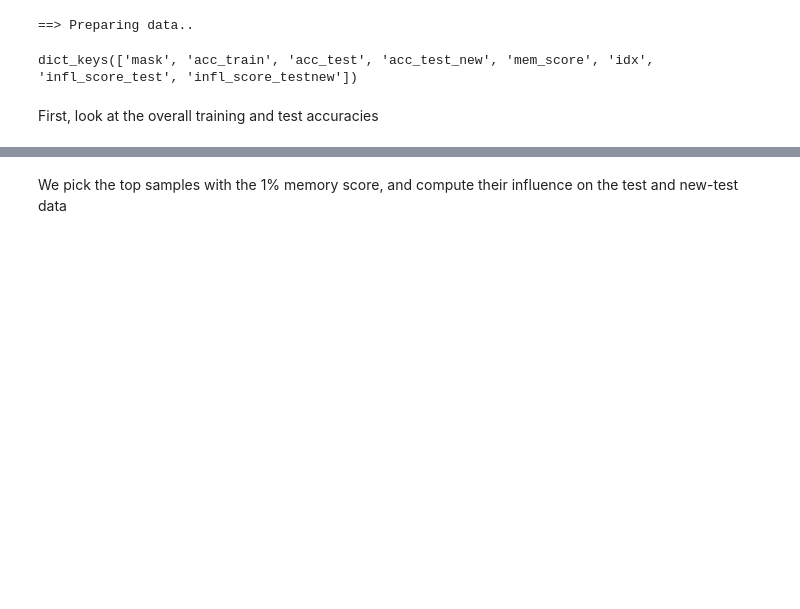
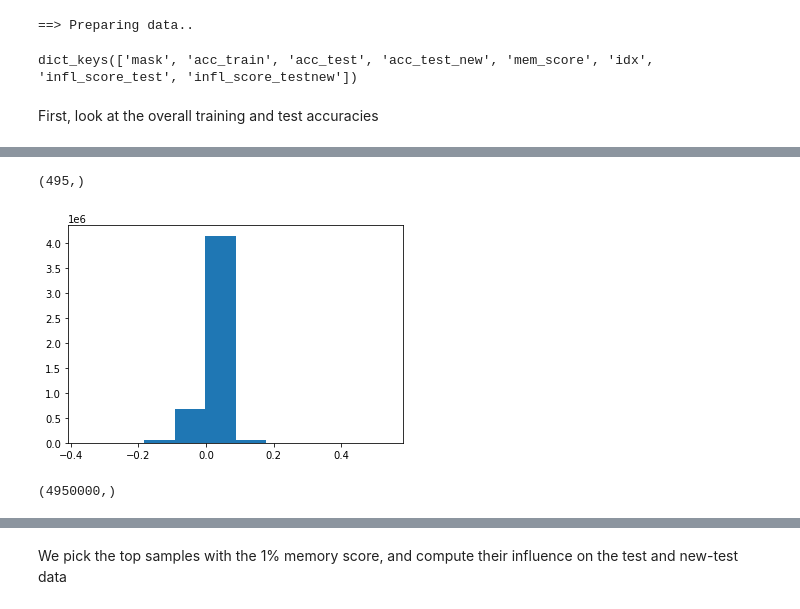
Before and after one commit to zihao12/pytorch-cifar, a Jupyter notebook: analysis/mem_infl.ipynb, the cells around one changed output, grey strips where cells are left out. Cells and saved outputs as stored; diff of their text form; code cells hidden in the pictures; blank space fills up the shorter version.

Commit message:
update mem_infl

```diff
--- a/analysis/mem_infl.ipynb
+++ b/analysis/mem_infl.ipynb
@@ -130,0 +184,13 @@ plt.show()
+# %%
+out['mem_score'][out['idx']].shape
+# %% [output]
+(495,)
+# %%
+plt.hist(out['infl_score_test'].flatten())
+plt.show()
+# %% [output]
+[figure, added]
+# %%
+out['infl_score_test'].flatten().shape
+# %% [output]
+(4950000,)
```
Also changed, not shown: parts of 28 cells of this notebook.
